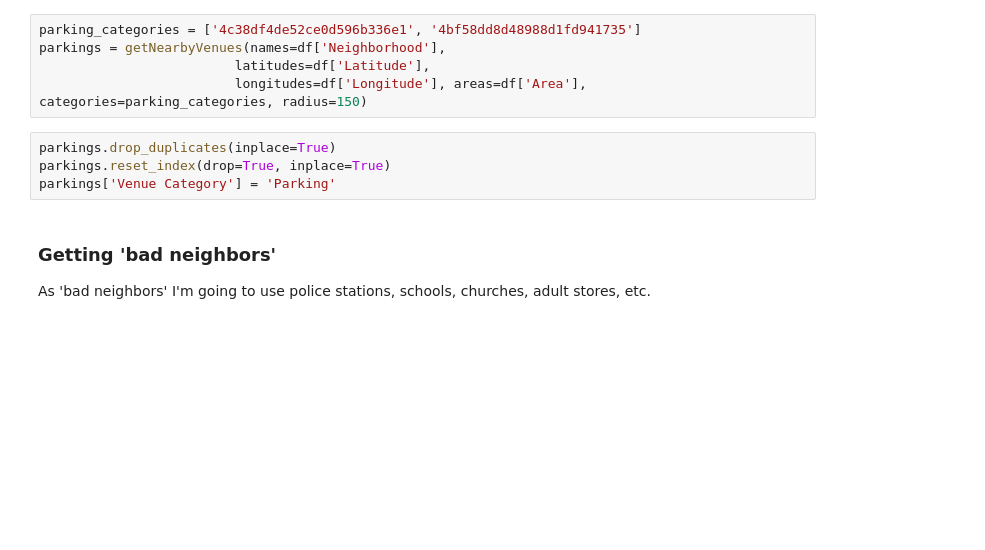
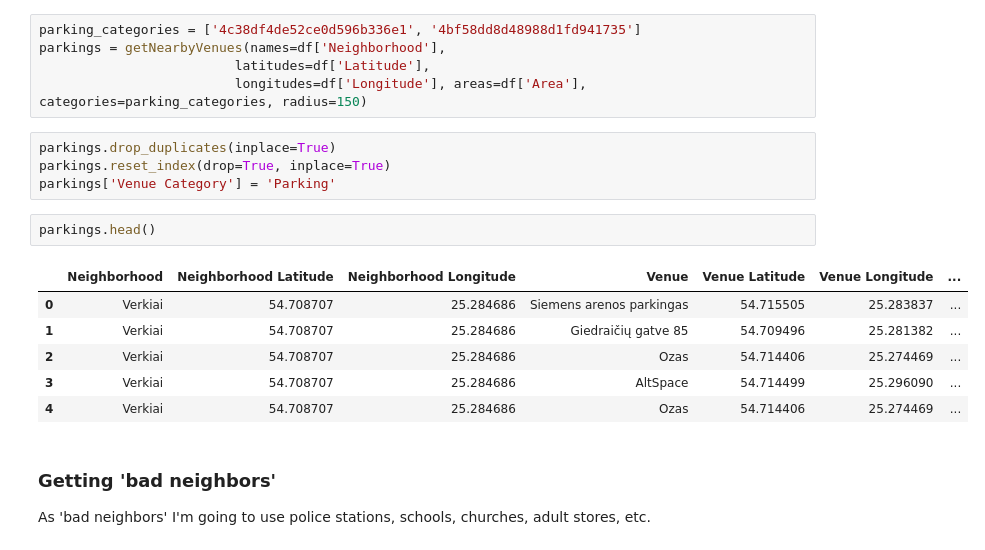
Before and after one commit to gruntoff/Battle-of-Neighborhoods, a Jupyter notebook: The Battle of Neighborhoods - Report.ipynb, the cells around one changed output. Cells and saved outputs as stored; diff of their text form; blank space fills up the shorter version.

```diff
--- a/The Battle of Neighborhoods - Report.ipynb
+++ b/The Battle of Neighborhoods - Report.ipynb
@@ -166,6 +181,15 @@ parkings = getNearbyVenues(names=df['Neighborhood'],
 parkings.drop_duplicates(inplace=True)
 parkings.reset_index(drop=True, inplace=True)
 parkings['Venue Category'] = 'Parking'
+# %%
+parkings.head()
+# %% [output]
+|  | Neighborhood | Neighborhood Latitude | Neighborhood Longitude | Venue | Venue Latitude | Venue Longitude | ... |
+| 0 | Verkiai | 54.708707 | 25.284686 | Siemens arenos parkingas | 54.715505 | 25.283837 | ... |
+| 1 | Verkiai | 54.708707 | 25.284686 | Giedraičių gatve 85 | 54.709496 | 25.281382 | ... |
+| 2 | Verkiai | 54.708707 | 25.284686 | Ozas | 54.714406 | 25.274469 | ... |
+| 3 | Verkiai | 54.708707 | 25.284686 | AltSpace | 54.714499 | 25.296090 | ... |
+| 4 | Verkiai | 54.708707 | 25.284686 | Ozas | 54.714406 | 25.274469 | ... |
 # %% [markdown]
 ### Getting 'bad neighbors'
 As 'bad neighbors' I'm going to use police stations, schools, churches, adult stores, etc.
```
Also changed, not shown: parts of 8 cells of this notebook, 1 other file.
